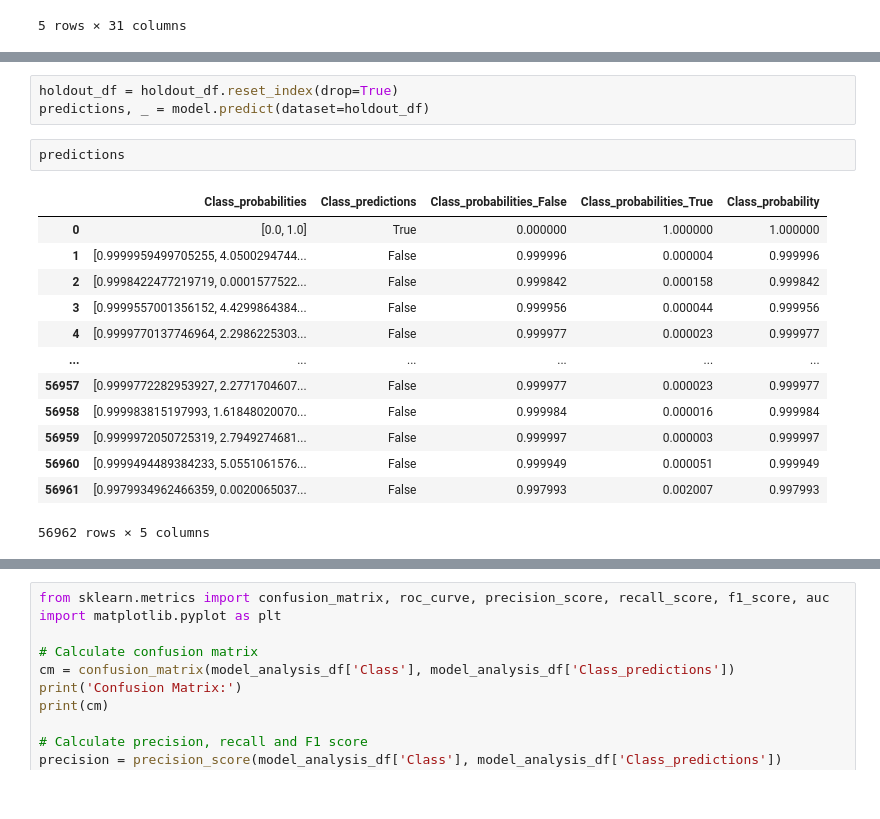
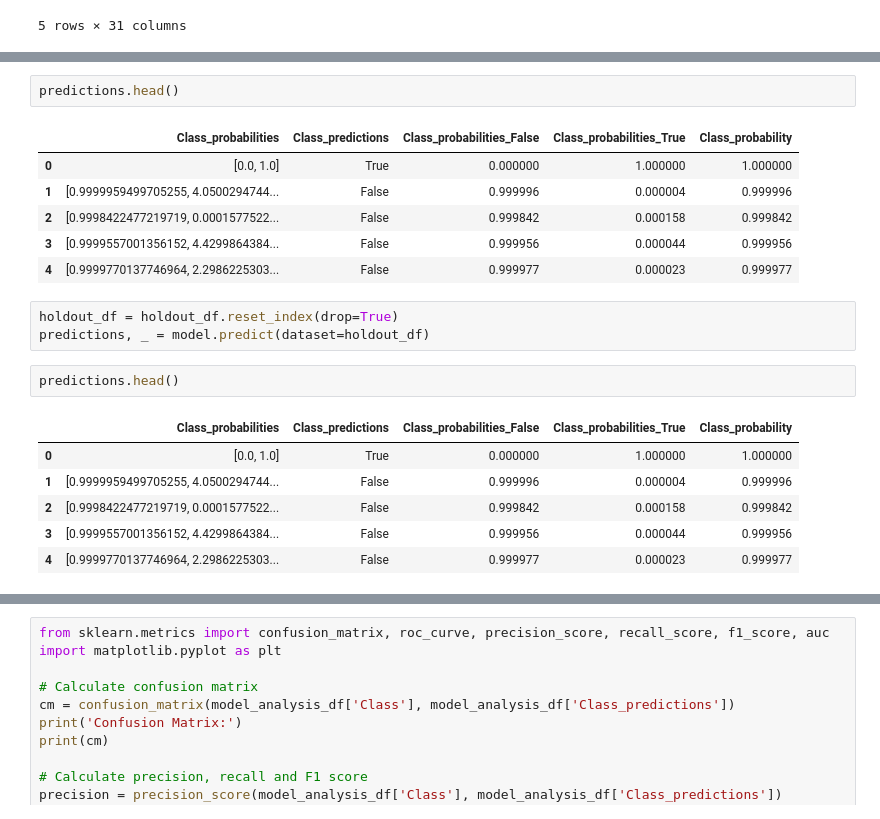
Before and after one commit to john-adeojo/kedro-project, a Jupyter notebook: fraud-detection/notebooks/fraud_detection_notebook.ipynb, the cells around one changed output, grey strips where cells are left out. Cells and saved outputs as stored; diff of their text form.

```diff
--- a/fraud-detection/notebooks/fraud_detection_notebook.ipynb
+++ b/fraud-detection/notebooks/fraud_detection_notebook.ipynb
@@ -87,22 +100,24 @@ Latest experiment directory: C:\Users\johna\anaconda3\envs\kedro-env\kedro-proje
+# %%
+predictions.head()
+# %% [output]
+|  | Class_probabilities | Class_predictions | Class_probabilities_False | Class_probabilities_True | Class_probability |
+| 0 | [0.0, 1.0] | True | 0.000000 | 1.000000 | 1.000000 |
+| 1 | [0.9999959499705255, 4.0500294744... | False | 0.999996 | 0.000004 | 0.999996 |
+| 2 | [0.9998422477219719, 0.0001577522... | False | 0.999842 | 0.000158 | 0.999842 |
+| 3 | [0.9999557001356152, 4.4299864384... | False | 0.999956 | 0.000044 | 0.999956 |
+| 4 | [0.9999770137746964, 2.2986225303... | False | 0.999977 | 0.000023 | 0.999977 |
 # %%
 holdout_df = holdout_df.reset_index(drop=True)
 predictions, _ = model.predict(dataset=holdout_df)
 # %%
-predictions
+predictions.head()
 # %% [output]
 |  | Class_probabilities | Class_predictions | Class_probabilities_False | Class_probabilities_True | Class_probability |
 | 0 | [0.0, 1.0] | True | 0.000000 | 1.000000 | 1.000000 |
 | 1 | [0.9999959499705255, 4.0500294744... | False | 0.999996 | 0.000004 | 0.999996 |
 | 2 | [0.9998422477219719, 0.0001577522... | False | 0.999842 | 0.000158 | 0.999842 |
 | 3 | [0.9999557001356152, 4.4299864384... | False | 0.999956 | 0.000044 | 0.999956 |
 | 4 | [0.9999770137746964, 2.2986225303... | False | 0.999977 | 0.000023 | 0.999977 |
-| ... | ... | ... | ... | ... | ... |
-| 56957 | [0.9999772282953927, 2.2771704607... | False | 0.999977 | 0.000023 | 0.999977 |
-| 56958 | [0.999983815197993, 1.61848020070... | False | 0.999984 | 0.000016 | 0.999984 |
-| 56959 | [0.9999972050725319, 2.7949274681... | False | 0.999997 | 0.000003 | 0.999997 |
-| 56960 | [0.9999494489384233, 5.0551061576... | False | 0.999949 | 0.000051 | 0.999949 |
-| 56961 | [0.9979934962466359, 0.0020065037... | False | 0.997993 | 0.002007 | 0.997993 |
-56962 rows × 5 columns
 # %%
 model_analysis_df = predictions.merge(right=holdout_df, left_index=True, right_index=True)
 model_analysis_df['Class_predictions'] = model_analysis_df['Class_predictions'].map({True: 1, False: 0})
```
Also changed, not shown: parts of 7 cells of this notebook, 2 other files.
